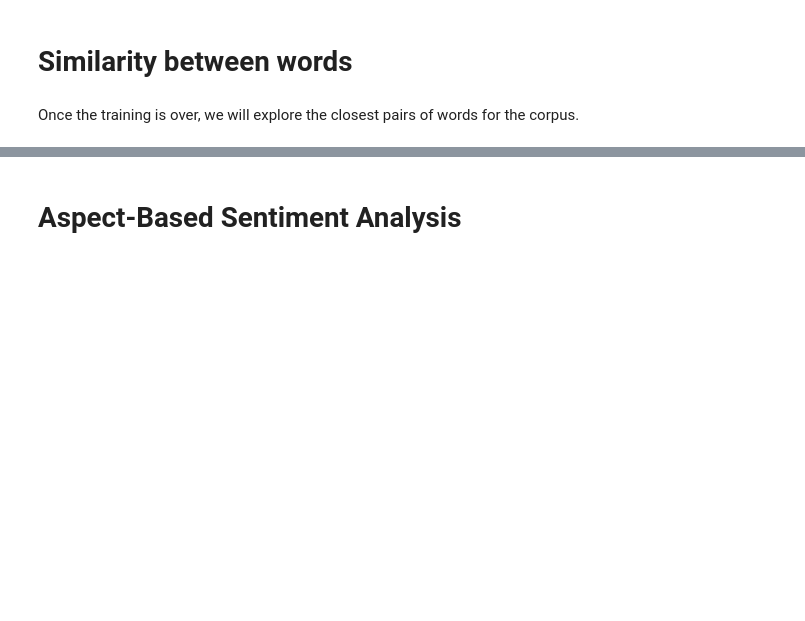
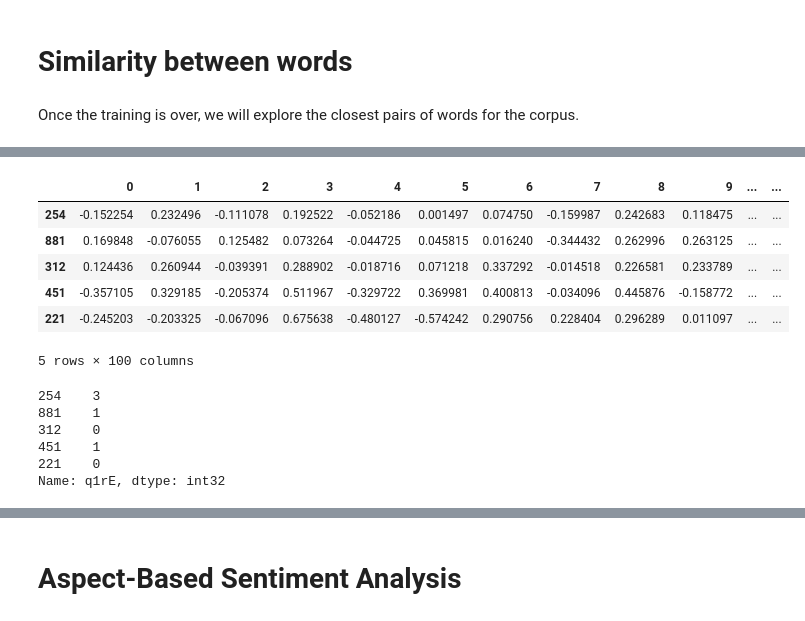
Before and after one commit to amalenkr/NLP--Progressive-issues-sentiment-, a Jupyter notebook: 3- Python/script_Amalou.ipynb, the cells around one changed output, grey strips where cells are left out. Saved outputs shown, nothing was run; the diff lists cells and outputs as text; code cells hidden in the pictures; blank space fills up the shorter version.

```diff
--- a/3- Python/script_Amalou.ipynb
+++ b/3- Python/script_Amalou.ipynb
@@ -306,0 +320,2 @@ def clean_corpus(corpus, threshold=50):
+# %%
+database['cleaned_tweets']=cleaned_tweets
@@ -484,0 +570,19 @@ Le clustering est mauvais.
+# %%
+X_train.head()
+# %% [output]
+|  | 0 | 1 | 2 | 3 | 4 | 5 | 6 | 7 | 8 | 9 | ... | ... |
+| 254 | -0.152254 | 0.232496 | -0.111078 | 0.192522 | -0.052186 | 0.001497 | 0.074750 | -0.159987 | 0.242683 | 0.118475 | ... | ... |
+| 881 | 0.169848 | -0.076055 | 0.125482 | 0.073264 | -0.044725 | 0.045815 | 0.016240 | -0.344432 | 0.262996 | 0.263125 | ... | ... |
+| 312 | 0.124436 | 0.260944 | -0.039391 | 0.288902 | -0.018716 | 0.071218 | 0.337292 | -0.014518 | 0.226581 | 0.233789 | ... | ... |
+| 451 | -0.357105 | 0.329185 | -0.205374 | 0.511967 | -0.329722 | 0.369981 | 0.400813 | -0.034096 | 0.445876 | -0.158772 | ... | ... |
+| 221 | -0.245203 | -0.203325 | -0.067096 | 0.675638 | -0.480127 | -0.574242 | 0.290756 | 0.228404 | 0.296289 | 0.011097 | ... | ... |
+5 rows × 100 columns
+# %%
+y_train.head()
+# %% [output]
+254    3
+881    1
+312    0
+451    1
+221    0
+Name: q1rE, dtype: int32
```
Also changed, not shown: parts of 51 cells of this notebook, 3 other files.
